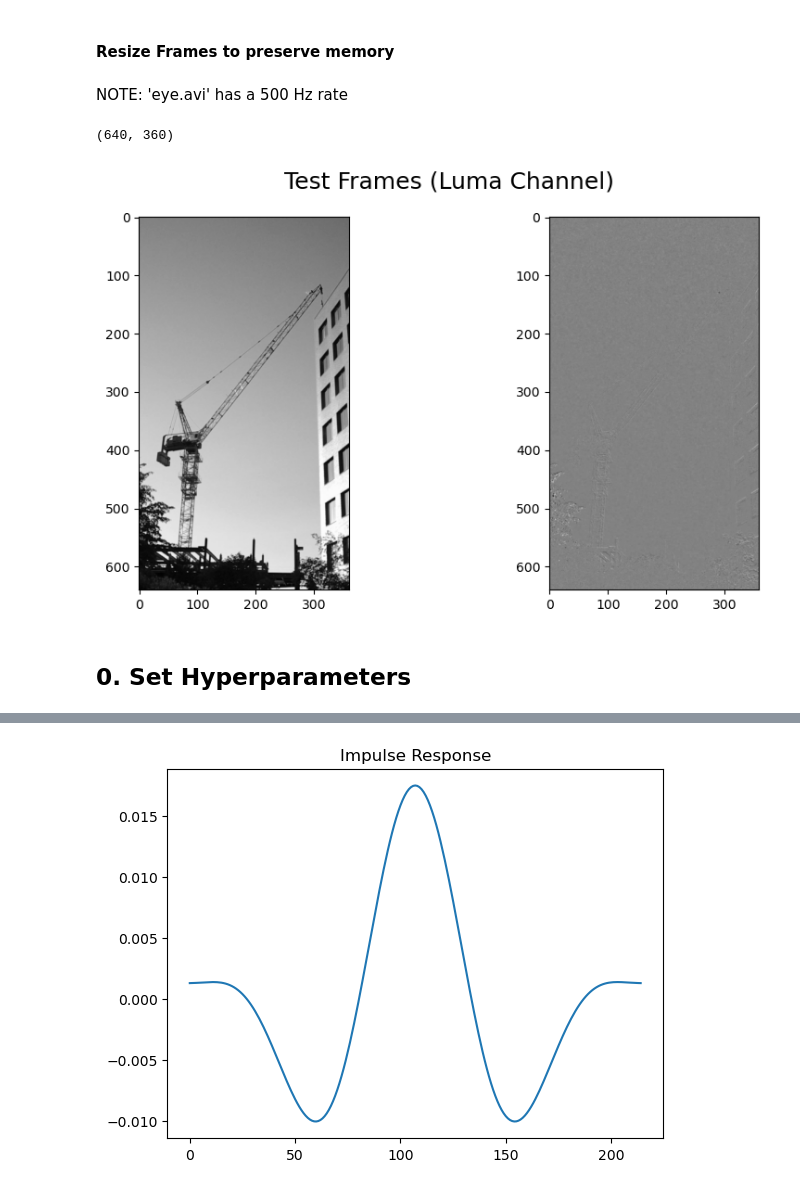
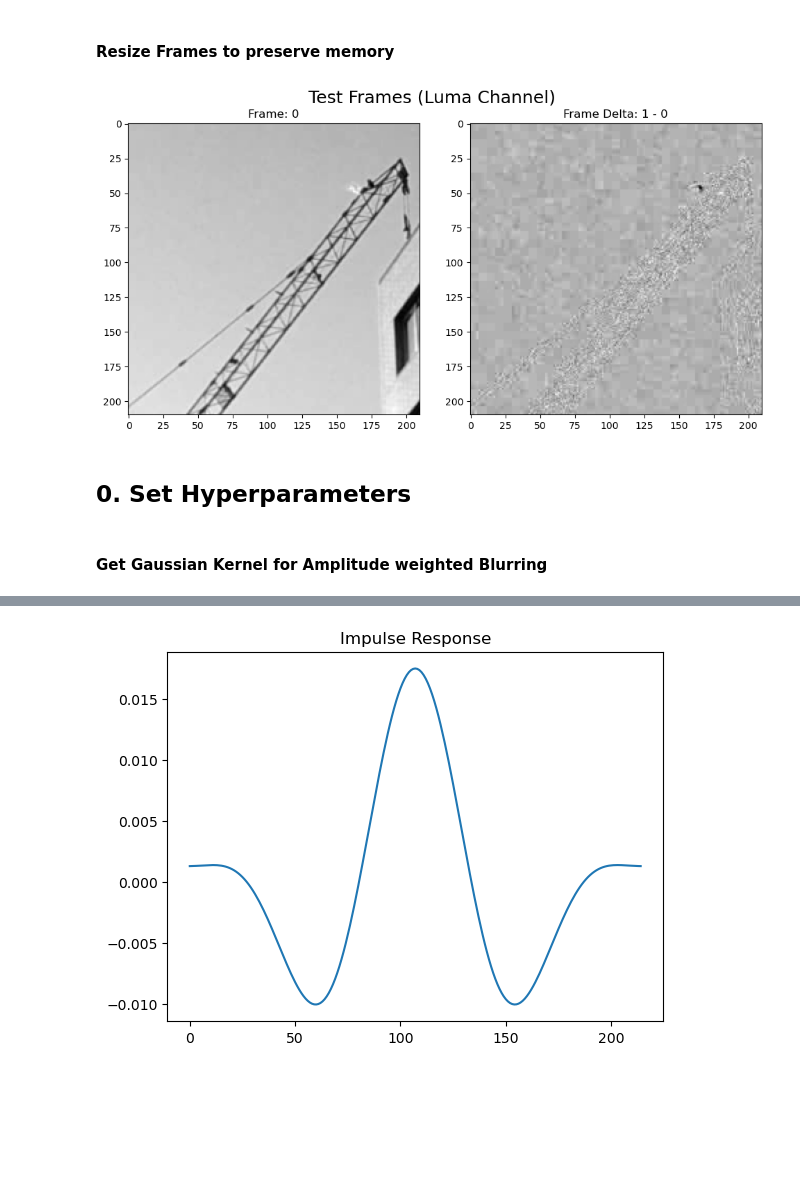
Before and after one commit to itberrios/phase_based, a Jupyter notebook: motion_magnification_pytorch.ipynb, the cells around one changed output, grey strips where cells are left out. Drawn from its saved outputs; the diff is of its cells as text; code cells hidden in the pictures; blank space fills up the shorter version.

```diff
--- a/motion_magnification_pytorch.ipynb
+++ b/motion_magnification_pytorch.ipynb
@@ -41,12 +41,12 @@ from pyramid_utils import build_level, build_level_batch, recon_level_batch
 # %% [markdown]
 ### Obtain Video
 # %%
-# video_path = "videos/crane_crop.avi"
-video_path = "videos/crane.avi"
+video_path = "videos/crane_crop.avi"
+# video_path = "videos/crane.avi"
 # %% [markdown]
 #### Resize Frames to preserve memory
 # %%
-scale_factor = 0.5
+scale_factor = 0.75
 # %%
 bgr_frames = []
 frames = [] # frames for processing
@@ -84,5 +84,3 @@ while(cap.isOpened()):
 cap.release()
 cv2.destroyAllWindows()
 del cap
-# %% [markdown]
-NOTE: 'eye.avi' has a 500 Hz rate
@@ -95,16 +87,14 @@ NOTE: 'eye.avi' has a 500 Hz rate
-# %%
-frames[-1].shape
-# %% [output]
-(640, 360)
 # %%
 fig, ax = plt.subplots(1, 2, figsize=(10, 5))
 fig.suptitle("Test Frames (Luma Channel)", size=18)
 ax[0].imshow(frames[0], cmap='gray')
+ax[0].set_title("Frame: 0")
 ax[1].imshow(np.float32(frames[1]) - np.float32(frames[0]), cmap='gray');
+ax[1].set_title("Frame Delta: 1 - 0")
 
 plt.tight_layout();
 # %% [output]
-[figure, old version]
+[figure, new version]
 # %% [markdown]
 ## **0. Set Hyperparameters**
 # %%
@@ -125 +128,3 @@ device = 'cuda' if torch.cuda.is_available() else 'cpu'
+# %% [markdown]
+#### Get Gaussian Kernel for Amplitude weighted Blurring
 # %%
```
Also changed, not shown: parts of 28 cells of this notebook, 2 other files.
